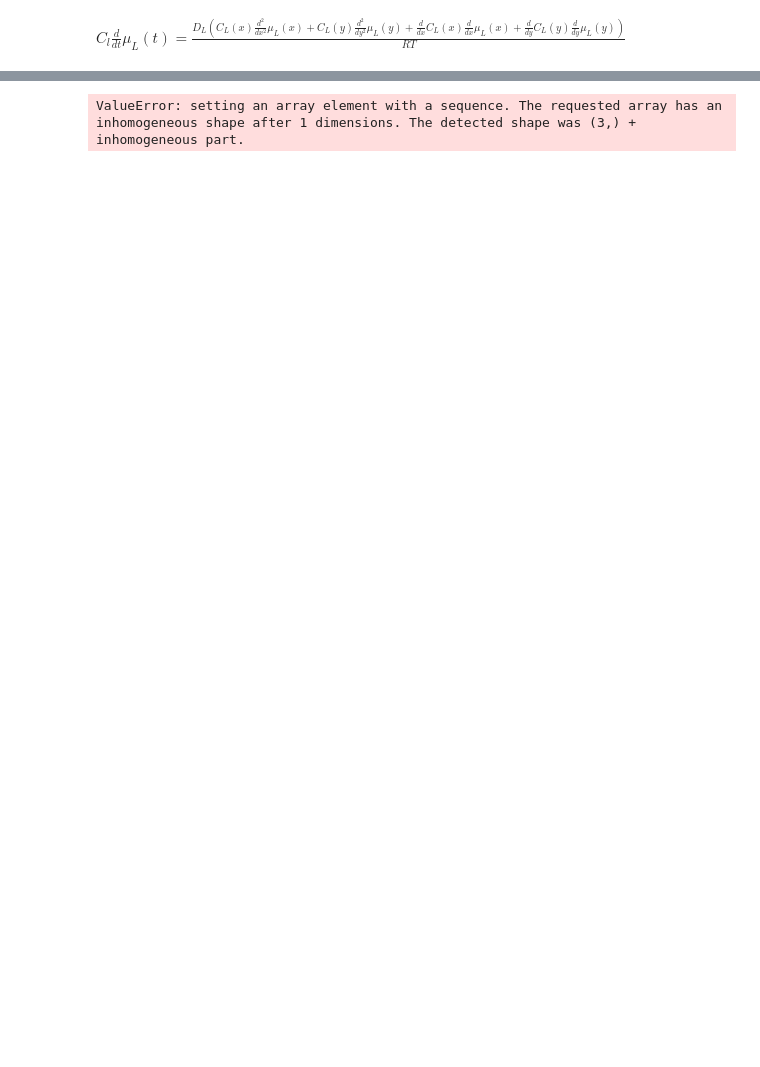
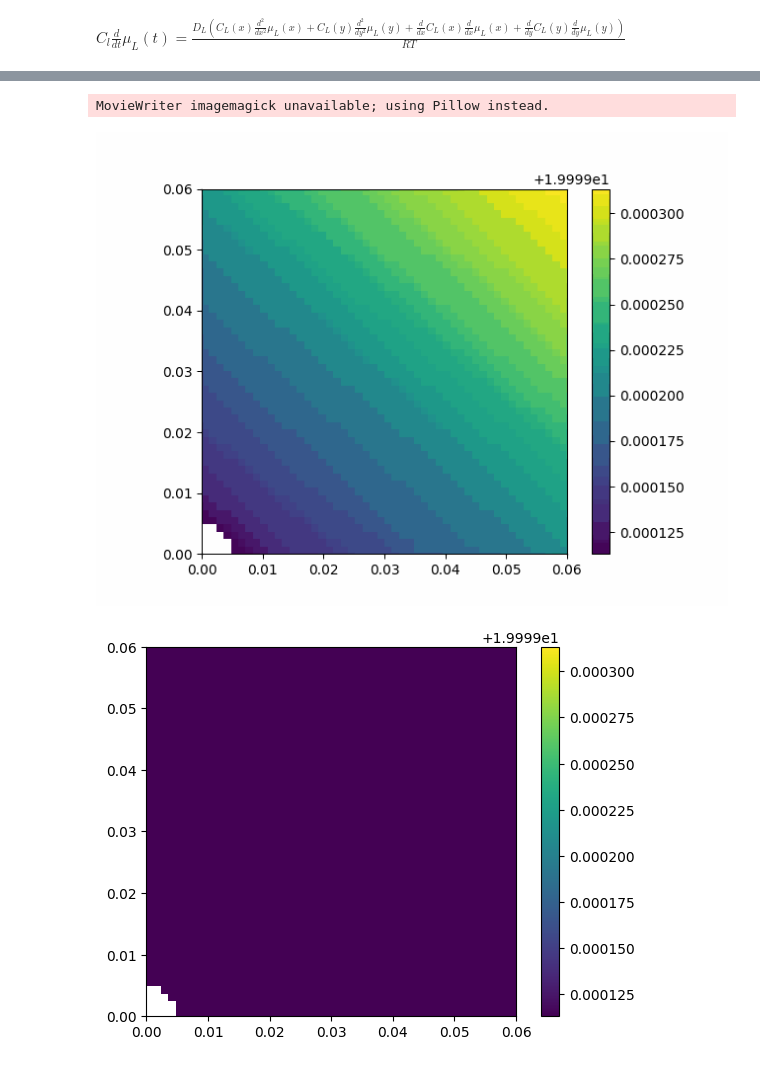
Before and after one commit to Daniel19993099/PINN_testing, a Jupyter notebook: PINN_0.2.16.ipynb, the cells around one changed output, grey strips where cells are left out. Drawn from its saved outputs; the diff is of its cells as text; code cells hidden in the pictures; blank space fills up the shorter version.

```diff
--- a/PINN_0.2.16.ipynb
+++ b/PINN_0.2.16.ipynb
@@ -138,45 +165,42 @@ dde.saveplot(losshistory,trainstate,issave=True, isplot=True)
 # %%
 #Plot
-model=model1
 length=6e-2
-time_steps = 100
+resolution =50
 radius = 4e-3
+time=1
+t= np.linspace(0, time, resolution)
+x = np.linspace(0, length, resolution)
+y = np.linspace(0, length, resolution)
+data = np.zeros((resolution,resolution, resolution))
+# Generate frames for each time step
+for h in range(resolution):
+    for i in range(resolution):
+        for j in range(resolution):
+            # Pass individual x, y, t values to model.predict()
+             prediction= model2.predict([[x[i], y[j], t[h]]])[0][0]
+             data[i, j , h]=prediction
+             if (x[i]**2 + y[j]**2) < radius**2:
+                 data[i,j,h]=None
+    # Apply mask for the central hole
 
-x = np.linspace(0, length, 100)
-y = np.linspace(0, length, 100)
-X, Y = np.meshgrid(x, y)
-data = np.zeros((time_steps, len(x), len(y)))
-hole_mask = (X**2 + Y**2) < radius**2
-
-# Prepare data storage
-data = []
-
-# Generate frames for each time step
-for t in range(time_steps):
-    for i in range(X.shape[0]):
-        for j in range(Y.shape[0]):
-            # Pass individual x, y, t values to model.predict()
-            predictions[i, j] = model.predict([X[i], Y[j], t])[0]
-    # Apply mask for the central hole
-    predictions[hole_mask] = np.nan
-    # Append predictions to data
-    data.append(predictions)
 
 
 # Initialize the plot
 fig, ax = plt.subplots()
-contour = ax.imshow(data[0], extent=[-5, 5, -5, 5], origin="lower", cmap="viridis")
+contour = ax.imshow(data[:,:,0], extent=[0, length, 0, length], origin="lower", cmap="viridis")
 fig.colorbar(contour)
 
 # Update function for each frame
 def update(frame):
-    contour.set_data(data[frame])
+    contour.set_data(data[:,:,frame])
     return [contour]
 
 # Create the animation
-anim = FuncAnimation(fig, update, frames=time_steps, interval=50, blit=True)
+anim = FuncAnimation(fig, update, frames=resolution, interval=500, blit=True)
 anim.save("animation.gif", writer="imagemagick")
 # Display the animation
 display(Image(filename="animation.gif"))
 # %% [output]
-ValueError: setting an array element with a sequence. The requested array has an inhomogeneous shape after 1 dimensions. The detected shape was (3,) + inhomogeneous part.
+MovieWriter imagemagick unavailable; using Pillow instead.
+[figure, added]
+[figure, added]
```
Also changed, not shown: parts of 6 cells of this notebook, 2 other files.
